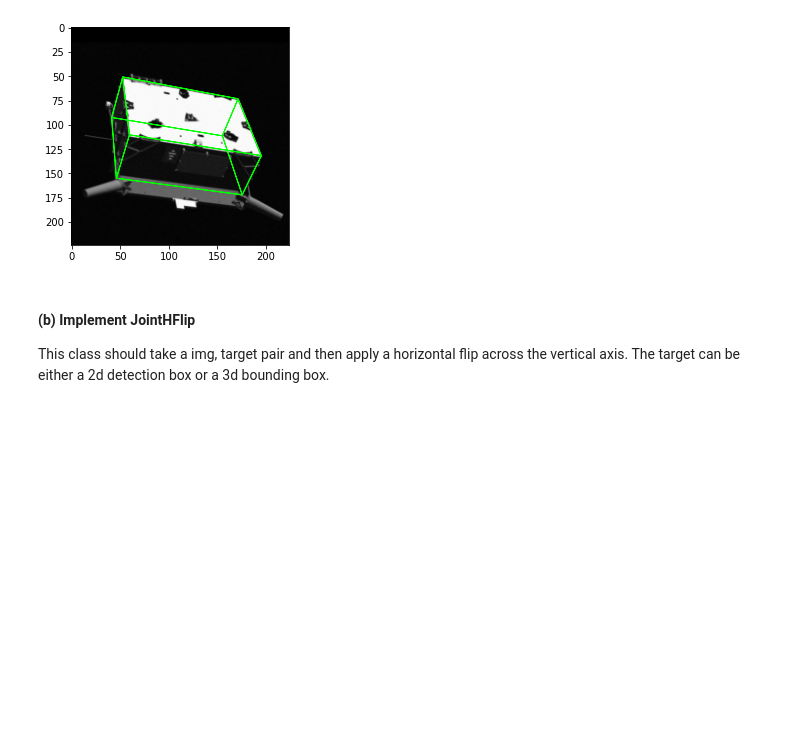
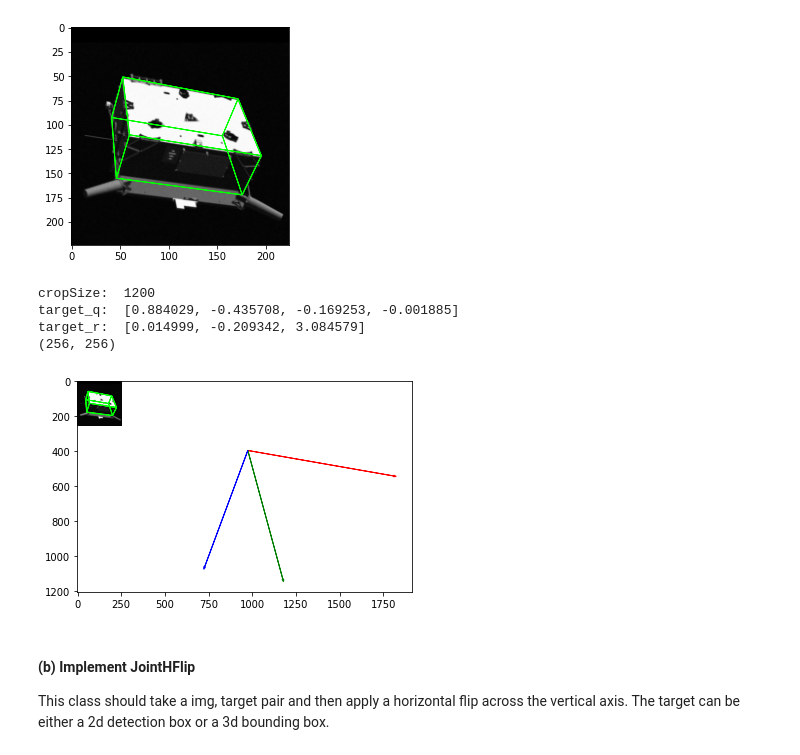
Before and after one commit to jazzalin/spacecraft-pose-estimation, a Jupyter notebook: model/data_augmentation.ipynb, the cells around one changed output. Saved outputs shown, nothing was run; the diff lists cells and outputs as text; code cells hidden in the pictures; blank space fills up the shorter version.

Commit message:
WIP adapt rescrop

```diff
--- a/model/data_augmentation.ipynb
+++ b/model/data_augmentation.ipynb
@@ -101,6 +108,59 @@ visualize_tar(img, target)
 cropSize:  1200
 (224, 224)
 [figure]
+# %%
+class JointRescrop2(object):
+    def __call__(self, img, target, size):
+        target_q, target_r, target_bb, target_db = target
+        # Determine crop size that will still capture entire satellite
+        x = [target_bb[i] for i in range(0, len(target_bb), 2)]
+        y = [target_bb[i] for i in range(1, len(target_bb), 2)]
+        xmin = min(x); xmax = max(x)
+        ymin = min(y); ymax = max(y)
+        fS = 1.75
+        dx = xmax - xmin
+        dy = ymax - ymin
+        cropSize = int(fS * max(dx, dy))
+        if cropSize > min(img.size):
+            cropSize = min(img.size)
+        print("cropSize: ", cropSize)
+
+        # Crop Image
+        xc = sum(x)/len(x)
+        yc = sum(y)/len(y)
+        top = yc - cropSize/2
+        left = xc - cropSize/2
+        img = tF.crop(img, top, left, cropSize, cropSize)
+
+        # Crop translation of points
+        xtarget = [cropSize/2 + (i - xc) for i in x]
+        ytarget = [cropSize/2 + (i - yc) for i in y]
+        target_bb = [None]*(len(xtarget)+len(ytarget))
+        target_bb[::2] = xtarget
+        target_bb[1::2] = ytarget
+
+        # Rescale to input size
+        norm = img.size[1]
+        img = tF.resize(img, size)
+        target_bb = [size * i / norm for i in target_bb]
+        target = target_q, target_r, target_bb, target_db
+        print("target_q: ", target_q)
+        print("target_r: ", target_r)
+        return (img, target)
+
+
+I, T = sample3
+size = 256
+img, target = JointRescrop2()(I, T, size)
+print(img.size)
+sample1_in = img, target
+visualize_tar2(img, target, bbox=True)
+# %% [output]
+cropSize:  1200
+target_q:  [0.884029, -0.435708, -0.169253, -0.001885]
+target_r:  [0.014999, -0.209342, 3.084579]
+(256, 256)
+[figure, added]
 # %% [markdown]
 #### (b) Implement JointHFlip
 
```
Also changed, not shown: parts of 2 cells of this notebook, 2 other files.
